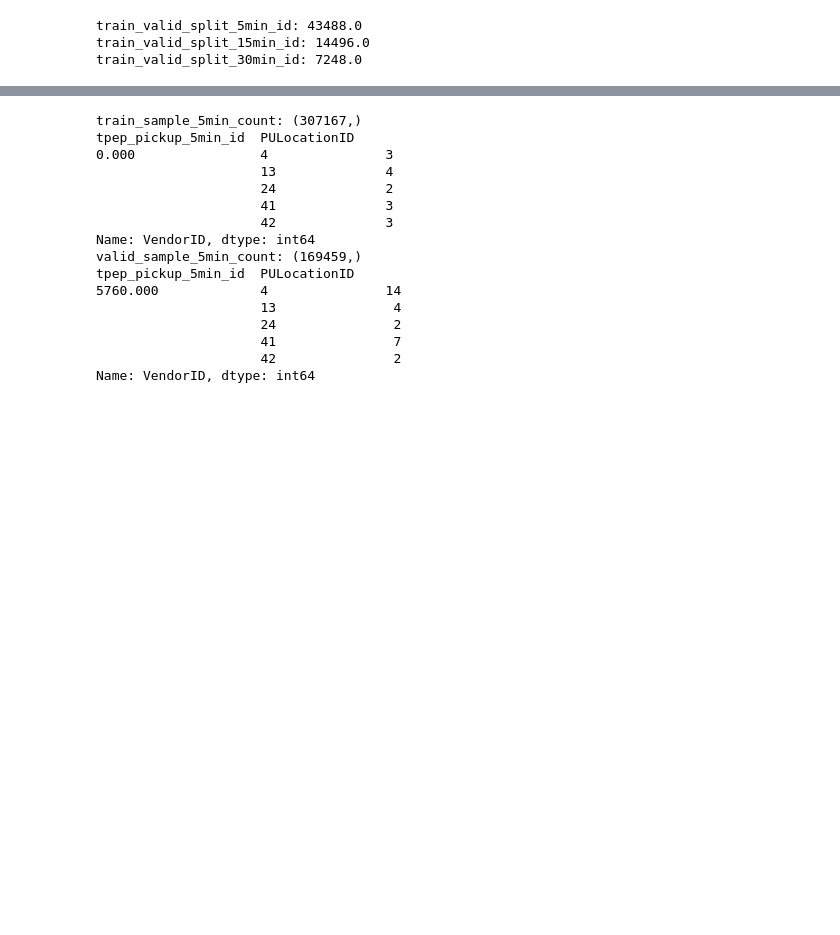
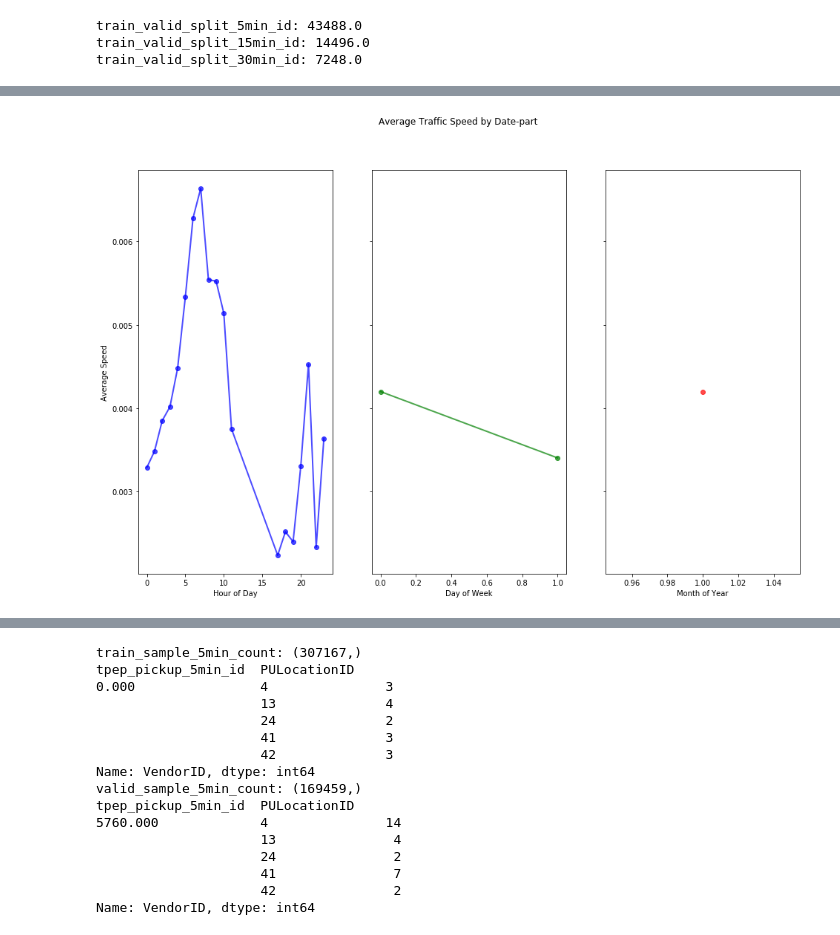
Before and after one commit to hlmiao/nyc_taxi_requests_prediction, a Jupyter notebook: nyc_taxi_requests_prediction.ipynb, the cells around one changed output, grey strips where cells are left out. Saved outputs shown, nothing was run; the diff lists cells and outputs as text; code cells hidden in the pictures; blank space fills up the shorter version.

```diff
--- a/nyc_taxi_requests_prediction.ipynb
+++ b/nyc_taxi_requests_prediction.ipynb
@@ -177,0 +229,13 @@ sample_manhattan_stat:
+# %%
+fig, ax = plt.subplots(ncols=3, sharey=True)
+ax[0].plot(sample_manhattan.groupby('tpep_pickup_hour').mean()['trip_speed'], 'bo-', lw=2, alpha=0.7)
+ax[1].plot(sample_manhattan.groupby('tpep_pickup_weekday').mean()['trip_speed'], 'go-', lw=2, alpha=0.7)
+ax[2].plot(sample_manhattan.groupby('tpep_pickup_month').mean()['trip_speed'], 'ro-', lw=2, alpha=0.7)
+ax[0].set_xlabel('Hour of Day')
+ax[1].set_xlabel('Day of Week')
+ax[2].set_xlabel('Month of Year')
+ax[0].set_ylabel('Average Speed')
+fig.suptitle('Average Traffic Speed by Date-part')
+plt.show()
+# %% [output]
+[figure, added]
```
Also changed, not shown: parts of 11 cells of this notebook.
